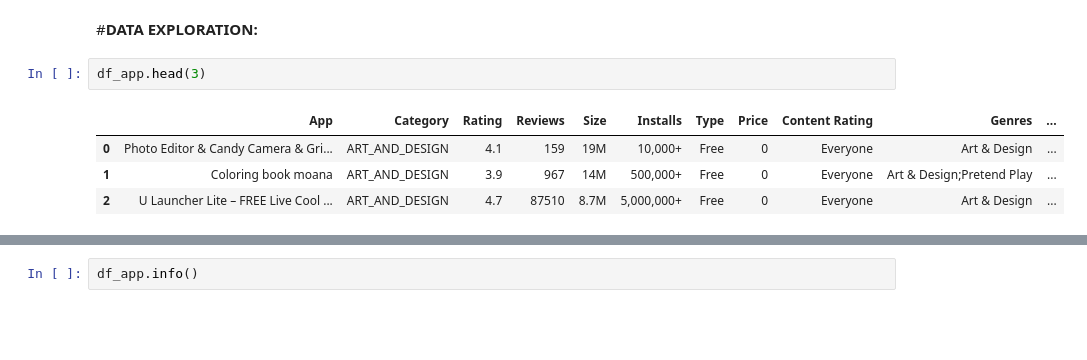
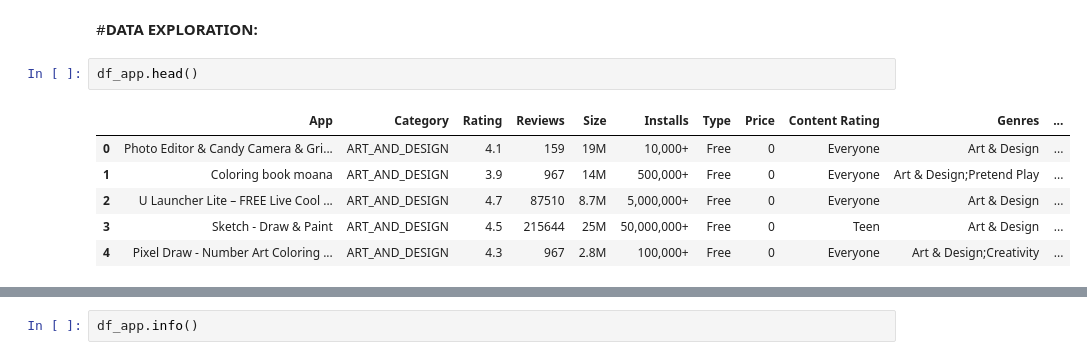
Before and after one commit to paulsoumyadip/eda_on_playstore_review, a Jupyter notebook: Play_Store_App_Review_Analysis_Capstone_Project.ipynb, the cells around one changed output, grey strips where cells are left out. Cells and saved outputs as stored; diff of their text form; blank space fills up the shorter version.

```diff
--- a/Play_Store_App_Review_Analysis_Capstone_Project.ipynb
+++ b/Play_Store_App_Review_Analysis_Capstone_Project.ipynb
@@ -38,9 +38,11 @@ df_review = pd.read_csv(working_path + "User Reviews.csv")
 # %% [markdown]
 #**DATA EXPLORATION:**
 # %%
-df_app.head(3)
+df_app.head()
 # %% [output]
 |  | App | Category | Rating | Reviews | Size | Installs | Type | Price | Content Rating | Genres | ... |
 | 0 | Photo Editor & Candy Camera & Gri... | ART_AND_DESIGN | 4.1 | 159 | 19M | 10,000+ | Free | 0 | Everyone | Art & Design | ... |
 | 1 | Coloring book moana | ART_AND_DESIGN | 3.9 | 967 | 14M | 500,000+ | Free | 0 | Everyone | Art & Design;Pretend Play | ... |
 | 2 | U Launcher Lite – FREE Live Cool ... | ART_AND_DESIGN | 4.7 | 87510 | 8.7M | 5,000,000+ | Free | 0 | Everyone | Art & Design | ... |
+| 3 | Sketch - Draw & Paint | ART_AND_DESIGN | 4.5 | 215644 | 25M | 50,000,000+ | Free | 0 | Teen | Art & Design | ... |
+| 4 | Pixel Draw - Number Art Coloring ... | ART_AND_DESIGN | 4.3 | 967 | 2.8M | 100,000+ | Free | 0 | Everyone | Art & Design;Creativity | ... |
```
Also changed, not shown: parts of 50 cells of this notebook.
